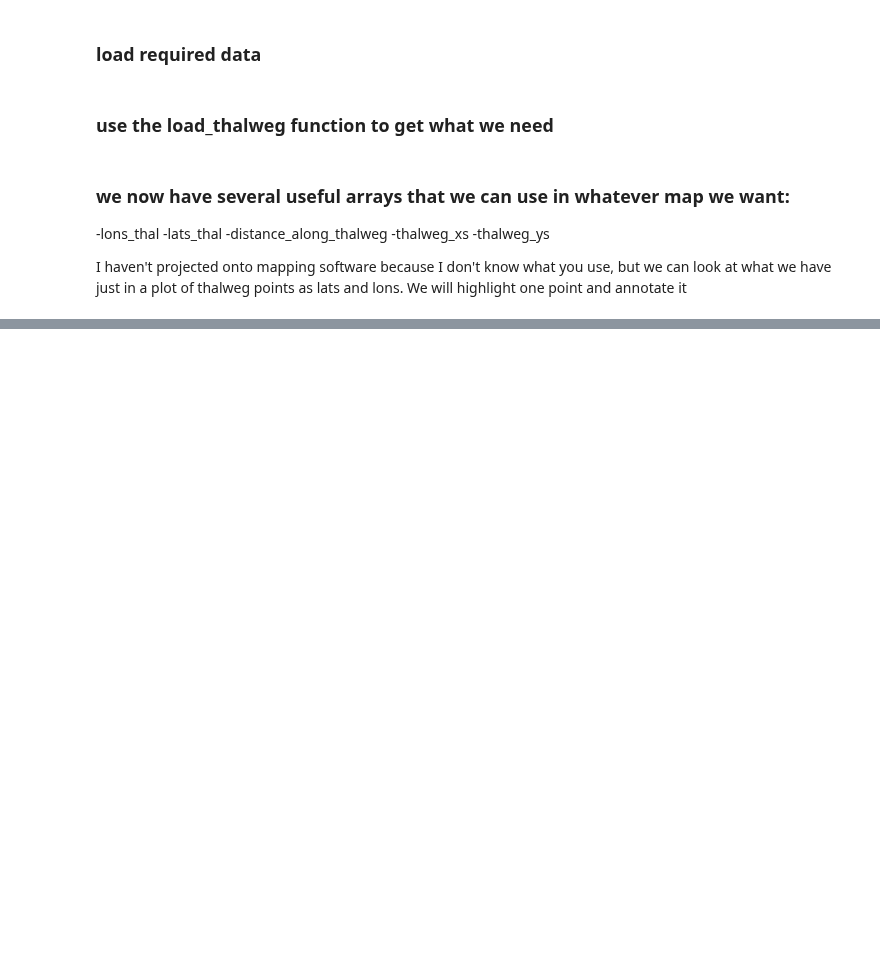
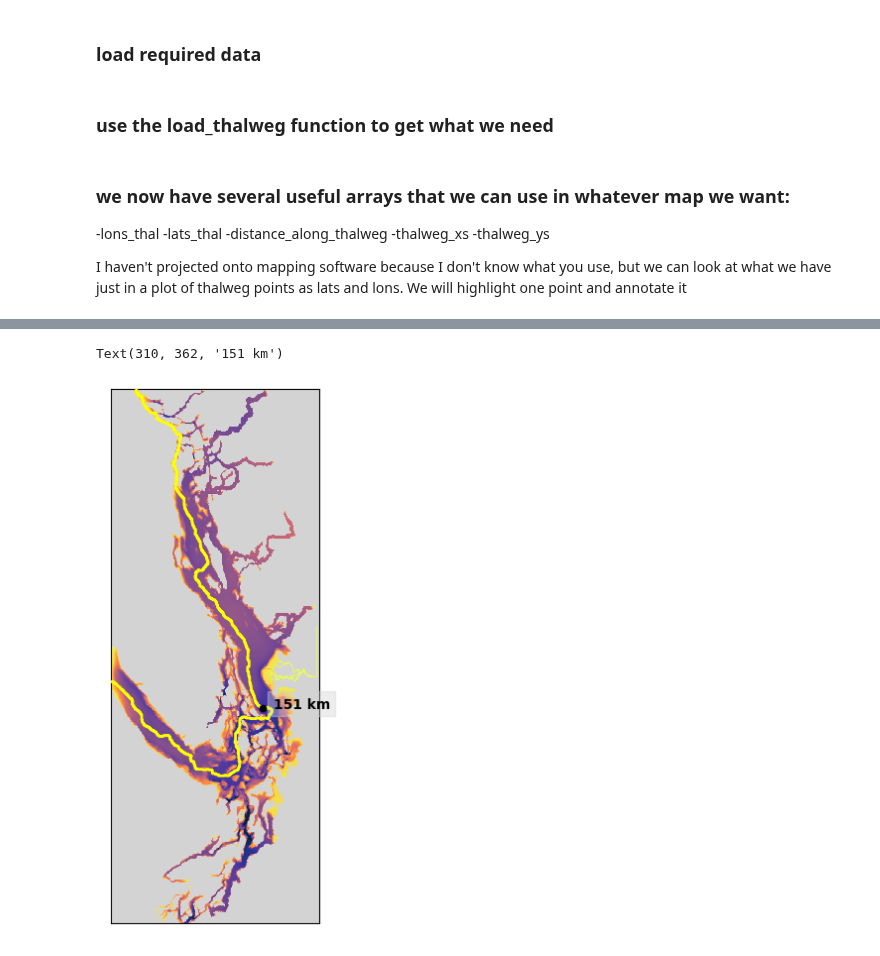
Before and after one commit to SalishSeaCast/analysis-karyn, a Jupyter notebook: notebooks/CLUSTER_UNIVERSAL/SalishSea_ThalwegMap.ipynb, the cells around one changed output, grey strips where cells are left out. Cells and saved outputs as stored; diff of their text form; code cells hidden in the pictures; blank space fills up the shorter version.

```diff
--- a/notebooks/CLUSTER_UNIVERSAL/SalishSea_ThalwegMap.ipynb
+++ b/notebooks/CLUSTER_UNIVERSAL/SalishSea_ThalwegMap.ipynb
@@ -241,0 +286,80 @@ Text(145, 826, '650 km')
+# %%
+
+##### with pcolormesh: no smoothing
+cmap0=cmocean.cm.balance
+cmap0.set_bad('lightgrey')
+vmin=0
+vmax=5
+cmap1=cmocean.cm.thermal_r
+cmap1.set_bad('lightgrey')
+il=100
+
+fig,ax=plt.subplots(1,1,figsize=(10,7))
+#fig.suptitle('Annual Anomalies Mesozoop Feeding on Diatoms', fontsize=16)
+m0=ax.pcolormesh(np.ma.masked_where(tmask==0,((aggregates['mesozooplankton']['mean']*5.7*12/1000))),cmap=cmap1,vmin=vmin,vmax=vmax)
+viz_tools.set_aspect(ax,coords='grid')
+#ax.set_title('Thalweg', fontsize=16)
+ax.yaxis.set_visible(False)
+ax.xaxis.set_visible(False)
+
+lines = np.loadtxt('/home/sallen/MEOPAR/Tools/bathymetry/thalweg_working.txt', delimiter=" ", unpack=False)
+lines = lines.astype(int)
+
+thalweg_x = lines[:, 0]
+thalweg_y = lines[:, 1]
+
+ax.plot(thalweg_y, thalweg_x, 'yellow',linewidth=2,zorder=3)
+
+#what index along the thalweg do we want?
+index_along_thalweg1 = 650
+#index_along_thalweg2 = 480
+#index_along_thalweg3 = 849
+#index_along_thalweg4 = 1170
+#index_along_thalweg5 = 1383
+#index_along_thalweg6 = 785 #test to check the bottom limits of Central SoG region
+#index_along_thalweg7 = 1255 #test to check the northern limits of where 600km is
+
+#here's the distance label
+distance_label1 = f'{int(distance_along_thalweg[index_along_thalweg1])} km'
+#distance_label2 = f'{int(distance_along_thalweg[index_along_thalweg2])} km'
+#distance_label3 = f'{int(distance_along_thalweg[index_along_thalweg3])} km'
+#distance_label4 = f'{int(distance_along_thalweg[index_along_thalweg4])} km'
+#distance_label5 = f'{int(distance_along_thalweg[index_along_thalweg5])} km'
+#distance_label6 = f'{int(distance_along_thalweg[index_along_thalweg6])} km'
+#distance_label7 = f'{int(distance_along_thalweg[index_along_thalweg7])} km'
+#here we are plotting all the thalweg points
+#plt.scatter(lons_thal, lats_thal, marker = 'o', s = 2, color = 'k')
+
+
+
+## here we are making the point that we wanted (above) red
+plt.scatter(thalweg_y[index_along_thalweg1], thalweg_x[index_along_thalweg1],  marker = 'o', s = 20, color = 'k',edgecolor='k',zorder=10)
+#plt.scatter(thalweg_y[index_along_thalweg2], thalweg_x[index_along_thalweg2],  marker = 'o', s = 20, color = 'k',edgecolor='k',zorder=10)
+#plt.scatter(thalweg_y[index_along_thalweg3], thalweg_x[index_along_thalweg3],  marker = 'o', s = 20, color = 'k',edgecolor='k',zorder=10)
+#plt.scatter(thalweg_y[index_along_thalweg4], thalweg_x[index_along_thalweg4],  marker = 'o', s = 20, color = 'k',edgecolor='k',zorder=10)
+#plt.scatter(thalweg_y[index_along_thalweg5], thalweg_x[index_along_thalweg5],  marker = 'o', s = 20, color = 'k',edgecolor='k',zorder=10)
+
+#plt.scatter(thalweg_y[index_along_thalweg6], thalweg_x[index_along_thalweg6],  marker = 'o', s = 20, color = 'k',edgecolor='k',zorder=10)
+#plt.scatter(thalweg_y[index_along_thalweg7], thalweg_x[index_along_thalweg7],  marker = 'o', s = 20, color = 'k',edgecolor='k',zorder=10)
+
+# here we are annotating it
+plt.text(thalweg_y[index_along_thalweg1]+20, thalweg_x[index_along_thalweg1], distance_label, fontsize = 10,color='k',weight='bold',bbox=dict(facecolor='lightgrey', alpha=0.4,edgecolor='lightgrey')) #
+#plt.text(thalweg_y[index_along_thalweg2]+20, thalweg_x[index_along_thalweg2], distance_label2, fontsize = 10,color='k',weight='bold',bbox=dict(facecolor='lightgrey', alpha=0.4,edgecolor='lightgrey'))
+#plt.text(thalweg_y[index_along_thalweg3]+20, thalweg_x[index_along_thalweg3], distance_label3, fontsize = 10,color='k',weight='bold',bbox=dict(facecolor='lightgrey', alpha=0.4,edgecolor='lightgrey'))
+#plt.text(thalweg_y[index_along_thalweg4]+20, thalweg_x[index_along_thalweg4], distance_label4, fontsize = 10,color='k',weight='bold',bbox=dict(facecolor='lightgrey', alpha=0.4,edgecolor='lightgrey'))
+#plt.text(thalweg_y[index_along_thalweg5]+20, thalweg_x[index_along_thalweg5], distance_label5, fontsize = 10,color='k',weight='bold',bbox=dict(facecolor='lightgrey', alpha=0.4,edgecolor='lightgrey'))
+
+#plt.text(thalweg_y[index_along_thalweg6]+20, thalweg_x[index_along_thalweg6], distance_label6, fontsize = 10,color='k',weight='bold',bbox=dict(facecolor='lightgrey', alpha=0.4,edgecolor='lightgrey'))
+#plt.text(thalweg_y[index_along_thalweg7]+20, thalweg_x[index_along_thalweg7], distance_label7, fontsize = 10,color='k',weight='bold',bbox=dict(facecolor='lightgrey', alpha=0.4,edgecolor='lightgrey'))
+
+
+#plt.xlabel('longitude')
+#plt.xlabel('longitude')
+#plt.ylabel('latitude')
+
+#fig.colorbar(m0,ax=ax,label='(g C m$^{-2}$)')
+
+#plt.savefig('Thalweg_Fig6.png', bbox_inches='tight',dpi=1000,transparent=False)
+# %% [output]
+Text(310, 362, '151 km')
+[figure, added]
```
Also changed, not shown: parts of 3 cells of this notebook.
